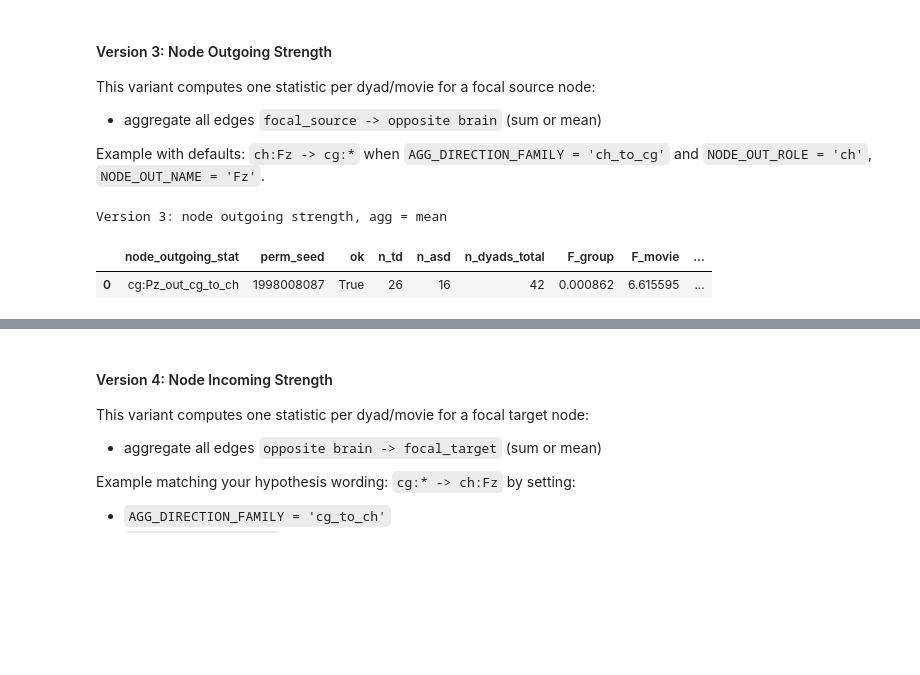
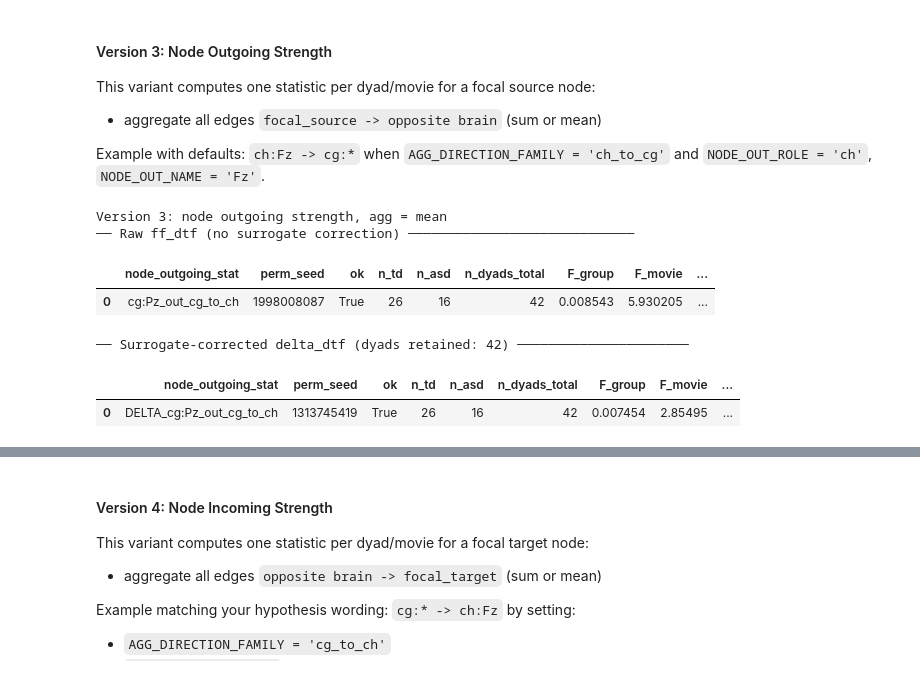
Before and after one commit to SYNCC-IN/hyperscanning-signal-analysis, a Jupyter notebook: scripts/ESCan_ffdtf_envelpes_v2.ipynb, the cells around one changed output, grey strips where cells are left out. Saved outputs shown, nothing was run; the diff lists cells and outputs as text; code cells hidden in the pictures; blank space fills up the shorter version.

```diff
--- a/scripts/ESCan_ffdtf_envelpes_v2.ipynb
+++ b/scripts/ESCan_ffdtf_envelpes_v2.ipynb
@@ -1498,6 +1508,9 @@ def _node_order_from_analysis_channels(node_names):
     return sorted(node_names, key=_key)
 
 
+USE_VERTEX_CLIPPING = False  # If True, uses vertex modification for half-violin clipping.
+                             # Set False if set_clip_path works in your environment.
+
 def _add_half_violin(ax, values, side='left', color='#4C72B0', alpha=0.65):
     if values is None or len(values) < 2:
         return
@@ -1512,11 +1525,20 @@ def _add_half_violin(ax, values, side='left', color='#4C72B0', alpha=0.65):
     body.set_linewidth(0.4)
     body.set_alpha(alpha)
 
-    if side == 'left':
-        clip = Rectangle((-1.0, -1e9), 1.0, 2e9, transform=ax.transData)
+    if USE_VERTEX_CLIPPING:
+        for path in body.get_paths():
+            verts = path.vertices
+            if side == 'left':
+                verts[:, 0] = np.minimum(verts[:, 0], 0)
+            else:
+                verts[:, 0] = np.maximum(verts[:, 0], 0)
     else:
-        clip = Rectangle((0.0, -1e9), 1.0, 2e9, transform=ax.transData)
-    body.set_clip_path(clip)
+        # original version
+        if side == 'left':
+            clip = Rectangle((-1.0, -1e9), 1.0, 2e9, transform=ax.transData)
+        else:
+            clip = Rectangle((0.0, -1e9), 1.0, 2e9, transform=ax.transData)
+        body.set_clip_path(clip)
 
 
 def _bh_fdr(p_values):
@@ -3129,31 +3151,88 @@ td_asd_v3_base = td_asd_parts.loc[
     (td_asd_parts['src_role'] == NODE_OUT_ROLE) &
     (td_asd_parts['src_node'] == NODE_OUT_NAME)
 ].copy()
 
 if td_asd_v3_base.empty:
     print('No rows found for outgoing node-strength selection. Check NODE_OUT_ROLE/NODE_OUT_NAME.')
 else:
     td_asd_v3_agg = (
         td_asd_v3_base
         .groupby(['dyadID', 'group_binary', 'event'], as_index=False)['ff_dtf']
         .agg(lambda s: _agg_op(s, AGG_METHOD))
     )
     td_asd_v3_agg['node_outgoing_stat'] = f'{NODE_OUT_ROLE}:{NODE_OUT_NAME}_out_{out_src_role}_to_{out_dst_role}'
 
     td_asd_v3_df, td_asd_v3_skipped_df = _run_rm_on_aggregated_keys(
         df=td_asd_v3_agg,
         key_col='node_outgoing_stat',
         n_perm=AGG_N_PERM,
         seed_base=AGG_SEED_BASE + 3,
     )
 
     print(f'Version 3: node outgoing strength, agg = {AGG_METHOD}')
+    print('── Raw ff_dtf (no surrogate correction) ─────────────────────────────')
+
     if not td_asd_v3_df.empty:
         display(td_asd_v3_df)
     if not td_asd_v3_skipped_df.empty:
         print(f'  Skipped node-outgoing stats: {len(td_asd_v3_skipped_df)}')
         display(td_asd_v3_skipped_df.head(20))
+
+
+    V3_MIN_SURR = 3
+    _surr = ffdtf_env_df.loc[ffdtf_env_df['pair_type'] == 'surrogate'].copy()
+    _cp = _surr['channel_pair'].astype(str).str.split('->', n=1, expand=True)
+    _surr['__src_role'] = _cp[0].str.split(':', n=1).str[0]
+    _surr['__src_ch']   = _cp[0].str.split(':', n=1).str[1]
+    _surr['__dst_role'] = _cp[1].str.split(':', n=1).str[0]
+    _surr = _surr.loc[
+            (_surr['__src_role'] == NODE_OUT_ROLE) &
+            (_surr['__src_ch']   == NODE_OUT_NAME) &
+            (_surr['__dst_role'] != NODE_OUT_ROLE)
+        ]
+    _surr_agg = (
+            _surr
+            .groupby(['surrogate_child_dyad', 'event'], as_index=False)['ff_dtf']
+            .agg(AGG_METHOD)
+            .rename(columns={'surrogate_child_dyad': 'dyadID', 'ff_dtf': 'ff_dtf_surr_mean'})
+        )
+    _surr_count = (
+            _surr
+            .groupby(['surrogate_child_dyad', 'event'], as_index=False)['ff_dtf']
+            .count()
+            .rename(columns={'surrogate_child_dyad': 'dyadID', 'ff_dtf': 'n_surr'})
+        )
+    td_asd_v3_agg_corr = td_asd_v3_agg.merge(_surr_agg,   on=['dyadID', 'event'], how='left')
+    td_asd_v3_agg_corr = td_asd_v3_agg_corr.merge(_surr_count, on=['dyadID', 'event'], how='left')
+    td_asd_v3_agg_corr = td_asd_v3_agg_corr.loc[
+        td_asd_v3_agg_corr['n_surr'].fillna(0) >= V3_MIN_SURR
+        ].copy()
+    td_asd_v3_agg_corr['ff_dtf'] = (
+            td_asd_v3_agg_corr['ff_dtf'] - td_asd_v3_agg_corr['ff_dtf_surr_mean']
+        )
+    td_asd_v3_agg_corr['node_outgoing_stat'] = (
+            f'DELTA_{NODE_OUT_ROLE}:{NODE_OUT_NAME}_out_{out_src_role}_to_{out_dst_role}'
+        )
+
+    td_asd_v3_corr_df, td_asd_v3_corr_skipped_df = _run_rm_on_aggregated_keys(
+            df=td_asd_v3_agg_corr,
+            key_col='node_outgoing_stat',
+            n_perm=AGG_N_PERM,
+            seed_base=AGG_SEED_BASE + 3,
+        )
+
+    print(f'\n── Surrogate-corrected delta_dtf (dyads retained: '
+              f'{td_asd_v3_agg_corr["dyadID"].nunique()}) ──────────────────────')
+    if not td_asd_v3_corr_df.empty:
+        display(td_asd_v3_corr_df)
+    if not td_asd_v3_corr_skipped_df.empty:
+        print(f'  Skipped: {len(td_asd_v3_corr_skipped_df)}')
+        display(td_asd_v3_corr_skipped_df.head(20))
 # %% [output]
 Version 3: node outgoing strength, agg = mean
+── Raw ff_dtf (no surrogate correction) ─────────────────────────────
 |  | node_outgoing_stat | perm_seed | ok | n_td | n_asd | n_dyads_total | F_group | F_movie | ... |
-| 0 | cg:Pz_out_cg_to_ch | 1998008087 | True | 26 | 16 | 42 | 0.000862 | 6.615595 | ... |
+| 0 | cg:Pz_out_cg_to_ch | 1998008087 | True | 26 | 16 | 42 | 0.008543 | 5.930205 | ... |
+── Surrogate-corrected delta_dtf (dyads retained: 42) ──────────────────────
+|  | node_outgoing_stat | perm_seed | ok | n_td | n_asd | n_dyads_total | F_group | F_movie | ... |
+| 0 | DELTA_cg:Pz_out_cg_to_ch | 1313745419 | True | 26 | 16 | 42 | 0.007454 | 2.85495 | ... |
```
Also changed, not shown: parts of 14 cells of this notebook.
